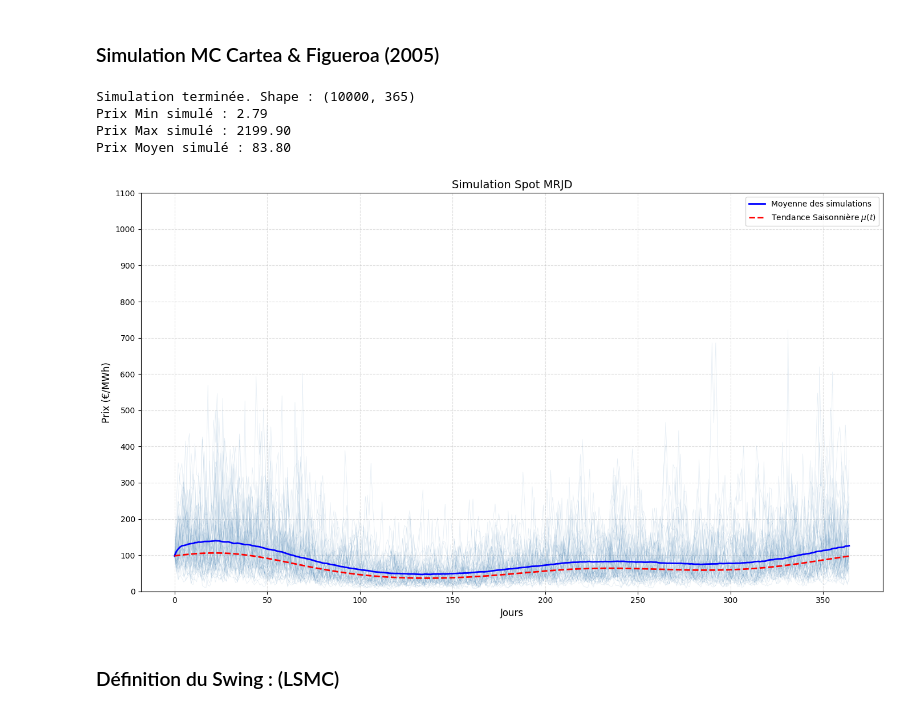
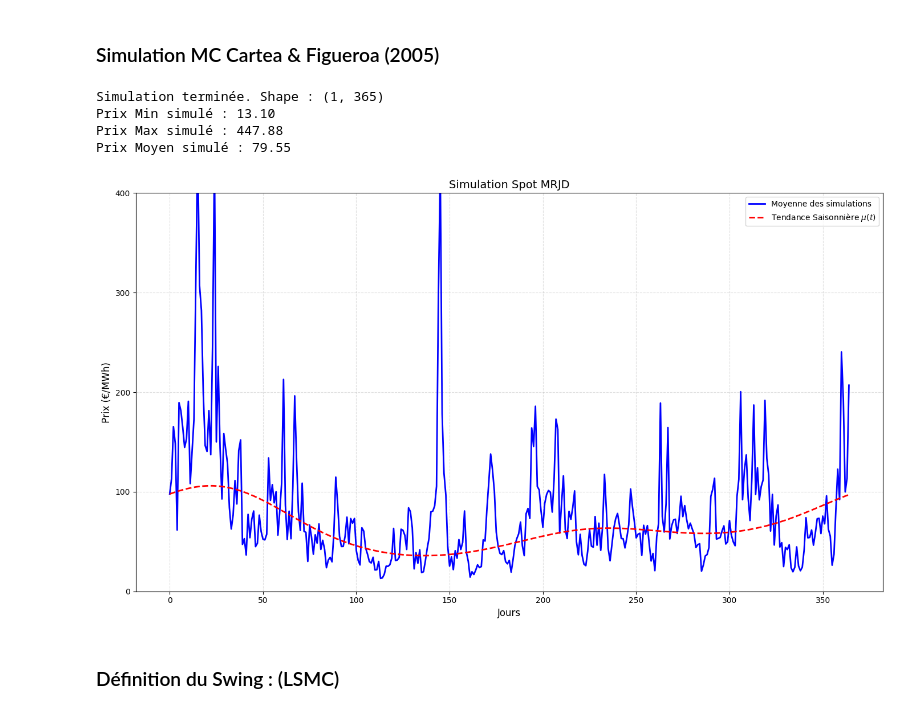
Before and after one commit to tomducard/SwingContractPricing, a Jupyter notebook: EnergyRisk/main.ipynb, the cells around one changed output. Saved outputs shown, nothing was run; the diff lists cells and outputs as text; code cells hidden in the pictures.

```diff
--- a/EnergyRisk/main.ipynb
+++ b/EnergyRisk/main.ipynb
@@ -815,7 +817,7 @@ plt.show()"""
 # %%
 # --- 2. LANCEMENT DE LA SIMULATION (DÉPART À 0) ---
 # On simule n chemins sur 365 jours en commençant à t=0.0
-n_paths = 10000
+n_paths = 1
 start_t_sim = 0.0
 n_days_sim = 365
 paths_2026 = simulate_spot_mrjd(n_paths, n_days_sim, start_t_sim, my_params)
@@ -826,43 +828,43 @@ print(f"Prix Min simulé : {paths_2026.min():.2f}")
 print(f"Prix Max simulé : {paths_2026.max():.2f}")
 print(f"Prix Moyen simulé : {paths_2026.mean():.2f}")
 # %% [output]
-Simulation terminée. Shape : (10000, 365)
-Prix Min simulé : 2.79
-Prix Max simulé : 2199.90
-Prix Moyen simulé : 83.80
+Simulation terminée. Shape : (1, 365)
+Prix Min simulé : 13.10
+Prix Max simulé : 447.88
+Prix Moyen simulé : 79.55
 # %%
 plt.figure(figsize=(14, 8))
 days = np.arange(n_days_sim)
 
 # A. Affichage d'un échantillon (50 trajectoires) pour voir la volatilité
 plt.plot(days, paths_2026[:50, :].T, color='steelblue', alpha=0.15, lw=0.5)
 
 # B. Moyenne Monte-Carlo (Ligne bleue épaisse)
 plt.plot(days, np.mean(paths_2026, axis=0), color='blue', lw=2, label='Moyenne des simulations')
 
 # C. Tendance saisonnière théorique (Ligne rouge pointillée)
 t_grid_plot = start_t_sim + days / 365
 mu_t_trend = seasonality_func(t_grid_plot,
                               my_params['seas_alpha'], my_params['seas_gamma'],
                               my_params['seas_epsilon'], my_params['seas_delta'], my_params['seas_zeta'])
 plt.plot(days, np.exp(mu_t_trend), color='red', linestyle='--', lw=2, label='Tendance Saisonnière $\mu(t)$')
 
 # --- CONFIGURATION DE LA GRADUATION PAR 100 ---
 # On crée des paliers tous les 100 jusqu'à 1100
 y_ticks = np.arange(0, 1101, 100)
 plt.yticks(y_ticks)
-plt.ylim(0, 1100)
+plt.ylim(0, 400)
 
 # D. Mise en forme finale
 plt.title(f"Simulation Spot MRJD", fontsize=14)
 plt.xlabel("Jours", fontsize=12)
 plt.ylabel("Prix (€/MWh)", fontsize=12)
 plt.legend()
 plt.grid(True, alpha=0.4, linestyle='--', which='both') # Grillage plus visible pour les paliers de 100
 plt.tight_layout()
 plt.show()
 # %% [output]
-[figure, old version]
+[figure, new version]
 # %% [markdown]
 ### Définition du Swing : (LSMC)
 # %%
```
Also changed, not shown: parts of 12 cells of this notebook.
